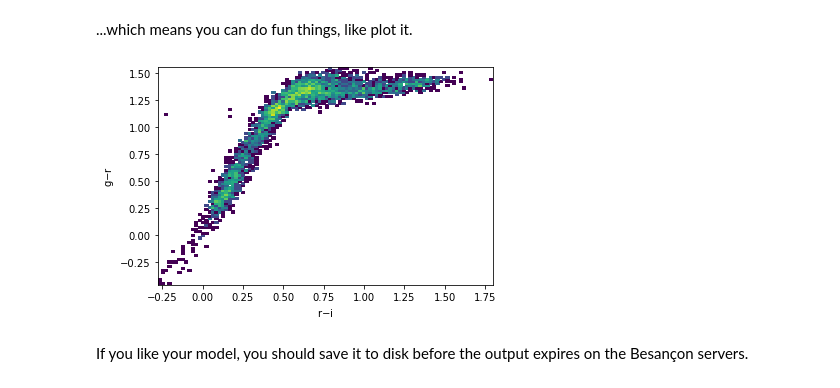
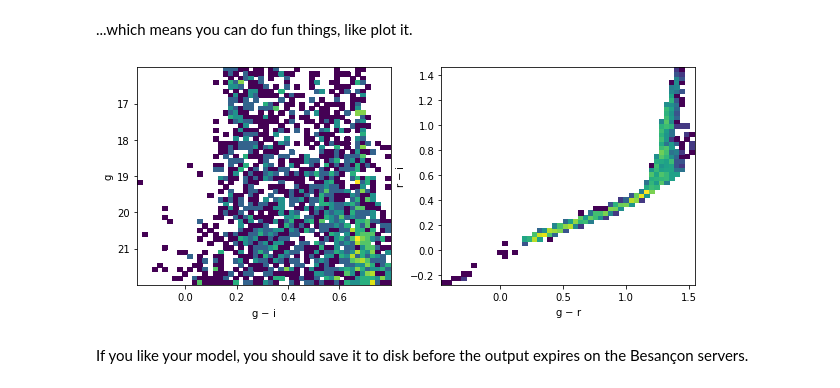
Before and after one commit to krislars/BesanconJupyter, a Jupyter notebook: Besancon_for_Rubin_DP0.ipynb, the cells around one changed output. Drawn from its saved outputs; the diff is of its cells as text; code cells hidden in the pictures.

```diff
--- a/Besancon_for_Rubin_DP0.ipynb
+++ b/Besancon_for_Rubin_DP0.ipynb
@@ -55,7 +53,7 @@ This next simple line checks the status of the job, and if finished, provides th
 # %% [markdown]
 When the job is finished, note the ftp link in the output and copy that link between the quotes in the cell below.
 # %%
-model=ascii.read(" ") # Your ftp output goes here, something like "ftp://ftp.obs-besancon.../output
+model=ascii.read("https://model.obs-besancon.fr/result/ws.AABzRw.8c332cdc55e7812c/output") # Your ftp output goes here, something like "ftp://ftp.obs-besancon.../output
 # %% [markdown]
 The output will be in a standard Astropy table...
 # %%
@@ -63,12 +81,17 @@ model
 # %% [markdown]
 ...which means you can do fun things, like plot it.
-# %%
-plt.hist2d(model['g-i']-model['g-r'],model['g-r'],bins=100,norm=colors.LogNorm())
-plt.xlabel('r$-$i')
-plt.ylabel('g$-$r')
-plt.show()
-# %% [output]
-[figure, removed]
+# %%
+fig,ax=plt.subplots(1,2,figsize=(10,4))
+ax[0].hist2d(model['g-r']-model['r-i'], model['g'],bins=50,norm=colors.LogNorm())
+ax[0].set_xlabel('g $-$ i')
+ax[0].set_ylabel('g')
+ax[0].invert_yaxis()
+ax[1].hist2d(model['g-r'], model['r-i'],bins=50,norm=colors.LogNorm())
+ax[1].set_xlabel('g $-$ r')
+ax[1].set_ylabel('r $-$ i')
+plt.show()
+# %% [output]
+[figure, added]
 # %% [markdown]
 If you like your model, you should save it to disk before the output expires on the Besançon servers.
 # %%
```
Also changed, not shown: parts of 8 cells of this notebook.
